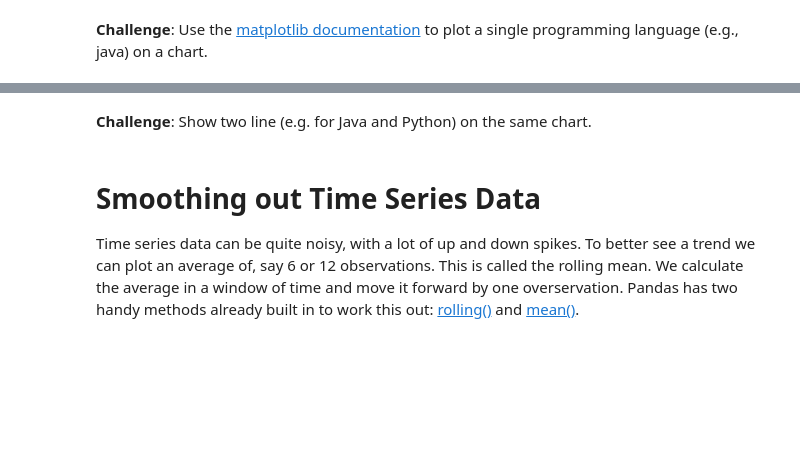
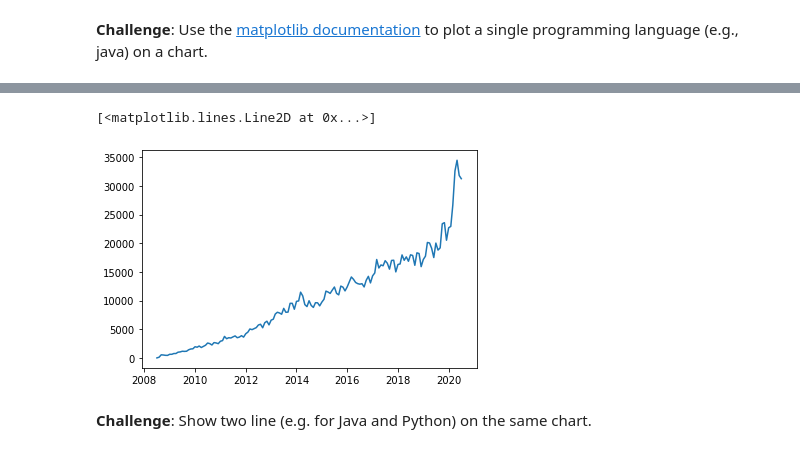
Before and after one commit to koushik16/Analysis-on-Programming-laguages-over-years, a Jupyter notebook: Programming_Languages_(start).ipynb, the cells around one changed output, grey strips where cells are left out. Drawn from its saved outputs; the diff is of its cells as text; code cells hidden in the pictures; blank space fills up the shorter version.

```diff
--- a/Programming_Languages_(start).ipynb
+++ b/Programming_Languages_(start).ipynb
@@ -108,0 +107,2 @@ Let's fix the date format to make it more readable. We need to use Pandas to cha
+# %%
+df.m=pd.to_datetime(df.m)
@@ -109,2 +118,4 @@ Let's fix the date format to make it more readable. We need to use Pandas to cha
+# %%
+new_df=df.pivot(index='m', columns='TagName', values='Unnamed: 2' )
 # %% [markdown]
 **Challenge**: What are the dimensions of our new dataframe? How many rows and columns does it have? Print out the column names and print out the first 5 rows of the dataframe.
@@ -112,0 +157,2 @@ Let's fix the date format to make it more readable. We need to use Pandas to cha
+# %%
+new_df.fillna(0,inplace=True)
@@ -117,6 +189,7 @@ Let's fix the date format to make it more readable. We need to use Pandas to cha
+# %%
+plt.plot(new_df.index,new_df.python)
+# %% [output]
+[<matplotlib.lines.Line2D at 0x...>]
+[figure, added]
 # %% [markdown]
 **Challenge**: Show two line (e.g. for Java and Python) on the same chart.
-# %% [markdown]
-# Smoothing out Time Series Data
-
-Time series data can be quite noisy, with a lot of up and down spikes. To better see a trend we can plot an average of, say 6 or 12 observations. This is called the rolling mean. We calculate the average in a window of time and move it forward by one overservation. Pandas has two handy methods already built in to work this out: [rolling()](https://pandas.pydata.org/pandas-docs/stable/reference/api/pandas.DataFrame.rolling.html) and [mean()](https://pandas.pydata.org/pandas-docs/stable/reference/api/pandas.core.window.rolling.Rolling.mean.html).
```
Also changed, not shown: parts of 15 cells of this notebook.
